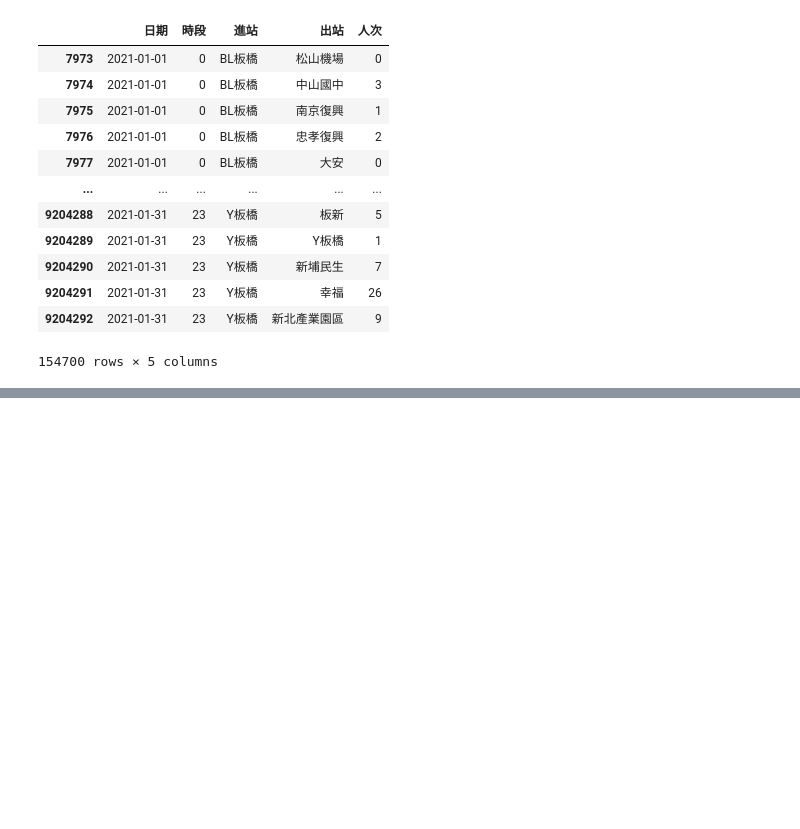
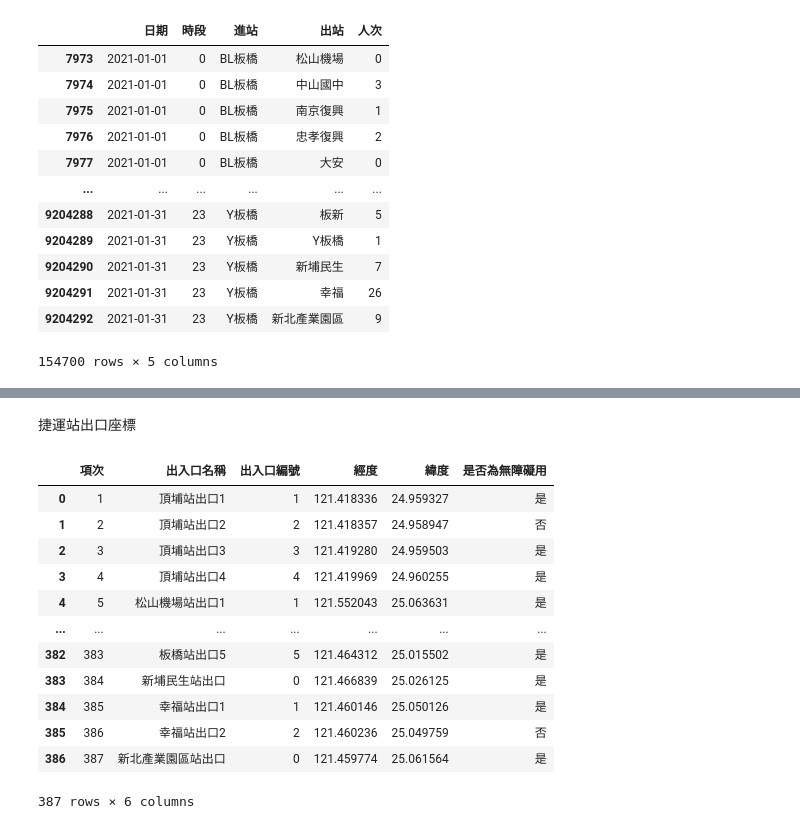
Before and after one commit to teddy21019/YoubikeUsagePrediction, a Jupyter notebook: project/data_getter/GettingData.ipynb, the cells around one changed output, grey strips where cells are left out. Saved outputs shown, nothing was run; the diff lists cells and outputs as text; code cells hidden in the pictures; blank space fills up the shorter version.

Commit message:
Add mrt coord

```diff
--- a/project/data_getter/GettingData.ipynb
+++ b/project/data_getter/GettingData.ipynb
@@ -705,0 +730,19 @@ od_data[od_data["進站"].str.contains("板橋")]
+# %% [markdown]
+捷運站出口座標
+# %%
+mrt_coord = pd.read_csv("../DATA/MRT/臺北捷運車站出入口座標.csv", encoding="big5")
+mrt_coord
+# %% [output]
+|  | 項次 | 出入口名稱 | 出入口編號 | 經度 | 緯度 | 是否為無障礙用 |
+| 0 | 1 | 頂埔站出口1 | 1 | 121.418336 | 24.959327 | 是 |
+| 1 | 2 | 頂埔站出口2 | 2 | 121.418357 | 24.958947 | 否 |
+| 2 | 3 | 頂埔站出口3 | 3 | 121.419280 | 24.959503 | 是 |
+| 3 | 4 | 頂埔站出口4 | 4 | 121.419969 | 24.960255 | 是 |
+| 4 | 5 | 松山機場站出口1 | 1 | 121.552043 | 25.063631 | 是 |
+| ... | ... | ... | ... | ... | ... | ... |
+| 382 | 383 | 板橋站出口5 | 5 | 121.464312 | 25.015502 | 是 |
+| 383 | 384 | 新埔民生站出口 | 0 | 121.466839 | 25.026125 | 是 |
+| 384 | 385 | 幸福站出口1 | 1 | 121.460146 | 25.050126 | 是 |
+| 385 | 386 | 幸福站出口2 | 2 | 121.460236 | 25.049759 | 否 |
+| 386 | 387 | 新北產業園區站出口 | 0 | 121.459774 | 25.061564 | 是 |
+387 rows × 6 columns
```
Also changed, not shown: parts of 4 cells of this notebook.
